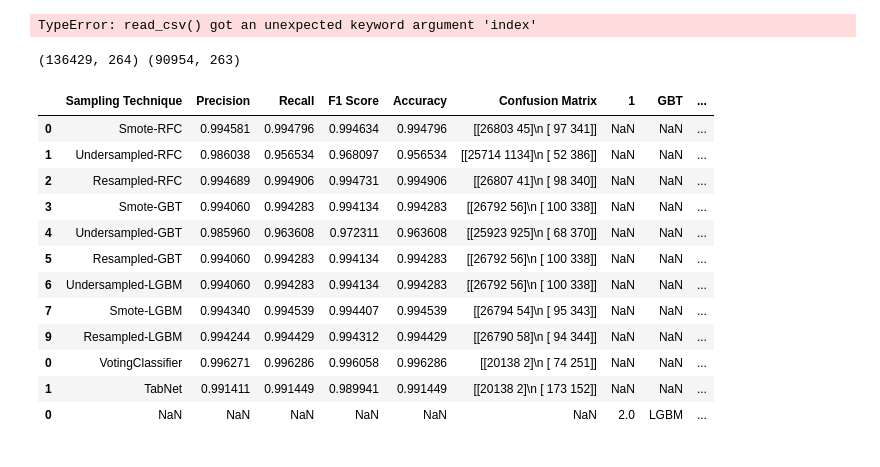
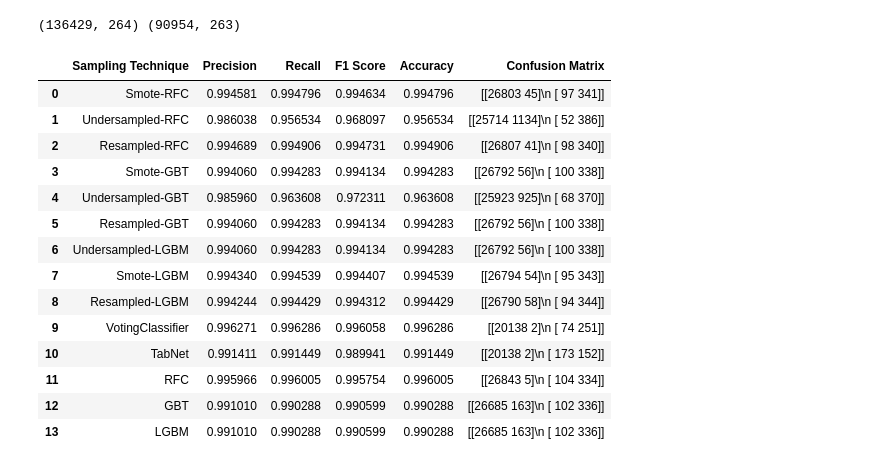
Before and after one commit to MElizondo1121/AdvML-Project, a Jupyter notebook: src/FinalPresentation.ipynb, the cells around one changed output. Saved outputs shown, nothing was run; the diff lists cells and outputs as text; code cells hidden in the pictures.

```diff
--- a/src/FinalPresentation.ipynb
+++ b/src/FinalPresentation.ipynb
@@ -12,9 +12,7 @@ test = pd.read_csv('../data/test_processed.csv', header=0)
 # %%
 sampling = pd.read_csv('../data/samplingResults.csv', header=0)
 ensemble = pd.read_csv('../data/metricsEnsembleTabNet.csv', header=0)
-pca = pd.read_csv('../data/pcaResults.csv', index=['Sampling Technique','Precision','Recall','F1 Score','Accuracy','Confusion Matrix'])
+pca = pd.read_csv('../data/pcaResults.csv', header=0).drop('Unnamed: 0', axis=1)
-# %% [output]
-TypeError: read_csv() got an unexpected keyword argument 'index'
 # %%
 print(train.shape, test.shape)
 # %% [output]
@@ -22,22 +20,25 @@ print(train.shape, test.shape)
 # %%
 metrics_df = sampling.append(ensemble).drop(8)
 # %%
-metrics_df = metrics_df.append(pca)
+metrics_df = metrics_df.append(pca).reindex()
+metrics_df.reset_index(drop=True, inplace=True)
 metrics_df
 # %% [output]
-|  | Sampling Technique | Precision | Recall | F1 Score | Accuracy | Confusion Matrix | 1 | GBT | ... |
-| 0 | Smote-RFC | 0.994581 | 0.994796 | 0.994634 | 0.994796 | [[26803 45]\n [ 97 341]] | NaN | NaN | ... |
-| 1 | Undersampled-RFC | 0.986038 | 0.956534 | 0.968097 | 0.956534 | [[25714 1134]\n [ 52 386]] | NaN | NaN | ... |
-| 2 | Resampled-RFC | 0.994689 | 0.994906 | 0.994731 | 0.994906 | [[26807 41]\n [ 98 340]] | NaN | NaN | ... |
-| 3 | Smote-GBT | 0.994060 | 0.994283 | 0.994134 | 0.994283 | [[26792 56]\n [ 100 338]] | NaN | NaN | ... |
-| 4 | Undersampled-GBT | 0.985960 | 0.963608 | 0.972311 | 0.963608 | [[25923 925]\n [ 68 370]] | NaN | NaN | ... |
-| 5 | Resampled-GBT | 0.994060 | 0.994283 | 0.994134 | 0.994283 | [[26792 56]\n [ 100 338]] | NaN | NaN | ... |
-| 6 | Undersampled-LGBM | 0.994060 | 0.994283 | 0.994134 | 0.994283 | [[26792 56]\n [ 100 338]] | NaN | NaN | ... |
-| 7 | Smote-LGBM | 0.994340 | 0.994539 | 0.994407 | 0.994539 | [[26794 54]\n [ 95 343]] | NaN | NaN | ... |
-| 9 | Resampled-LGBM | 0.994244 | 0.994429 | 0.994312 | 0.994429 | [[26790 58]\n [ 94 344]] | NaN | NaN | ... |
-| 0 | VotingClassifier | 0.996271 | 0.996286 | 0.996058 | 0.996286 | [[20138 2]\n [ 74 251]] | NaN | NaN | ... |
-| 1 | TabNet | 0.991411 | 0.991449 | 0.989941 | 0.991449 | [[20138 2]\n [ 173 152]] | NaN | NaN | ... |
-| 0 | NaN | NaN | NaN | NaN | NaN | NaN | 2.0 | LGBM | ... |
+|  | Sampling Technique | Precision | Recall | F1 Score | Accuracy | Confusion Matrix |
+| 0 | Smote-RFC | 0.994581 | 0.994796 | 0.994634 | 0.994796 | [[26803 45]\n [ 97 341]] |
+| 1 | Undersampled-RFC | 0.986038 | 0.956534 | 0.968097 | 0.956534 | [[25714 1134]\n [ 52 386]] |
+| 2 | Resampled-RFC | 0.994689 | 0.994906 | 0.994731 | 0.994906 | [[26807 41]\n [ 98 340]] |
+| 3 | Smote-GBT | 0.994060 | 0.994283 | 0.994134 | 0.994283 | [[26792 56]\n [ 100 338]] |
+| 4 | Undersampled-GBT | 0.985960 | 0.963608 | 0.972311 | 0.963608 | [[25923 925]\n [ 68 370]] |
+| 5 | Resampled-GBT | 0.994060 | 0.994283 | 0.994134 | 0.994283 | [[26792 56]\n [ 100 338]] |
+| 6 | Undersampled-LGBM | 0.994060 | 0.994283 | 0.994134 | 0.994283 | [[26792 56]\n [ 100 338]] |
+| 7 | Smote-LGBM | 0.994340 | 0.994539 | 0.994407 | 0.994539 | [[26794 54]\n [ 95 343]] |
+| 8 | Resampled-LGBM | 0.994244 | 0.994429 | 0.994312 | 0.994429 | [[26790 58]\n [ 94 344]] |
+| 9 | VotingClassifier | 0.996271 | 0.996286 | 0.996058 | 0.996286 | [[20138 2]\n [ 74 251]] |
+| 10 | TabNet | 0.991411 | 0.991449 | 0.989941 | 0.991449 | [[20138 2]\n [ 173 152]] |
+| 11 | RFC | 0.995966 | 0.996005 | 0.995754 | 0.996005 | [[26843 5]\n [ 104 334]] |
+| 12 | GBT | 0.991010 | 0.990288 | 0.990599 | 0.990288 | [[26685 163]\n [ 102 336]] |
+| 13 | LGBM | 0.991010 | 0.990288 | 0.990599 | 0.990288 | [[26685 163]\n [ 102 336]] |
 # %%
 precision_values = metrics_df['Precision']
 recall_values = metrics_df['Recall']
```
Also changed, not shown: parts of 3 cells of this notebook, 6 other files.
